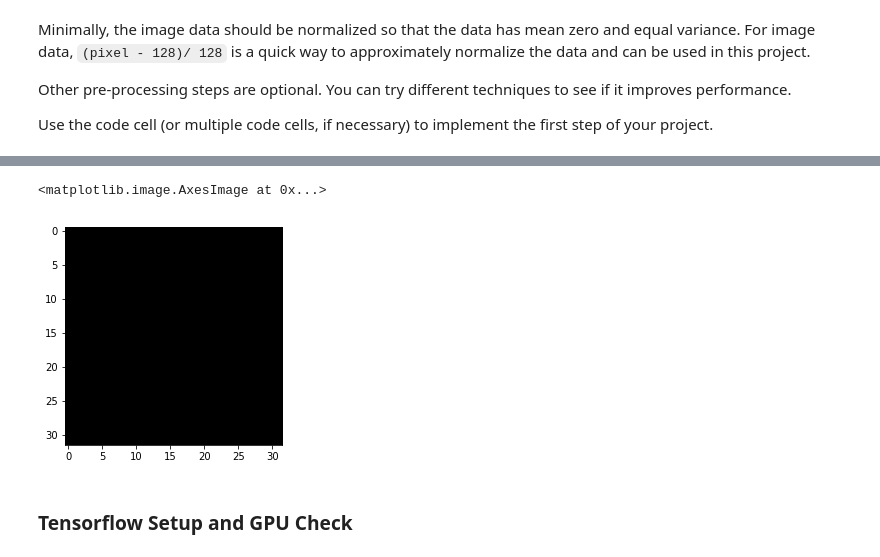
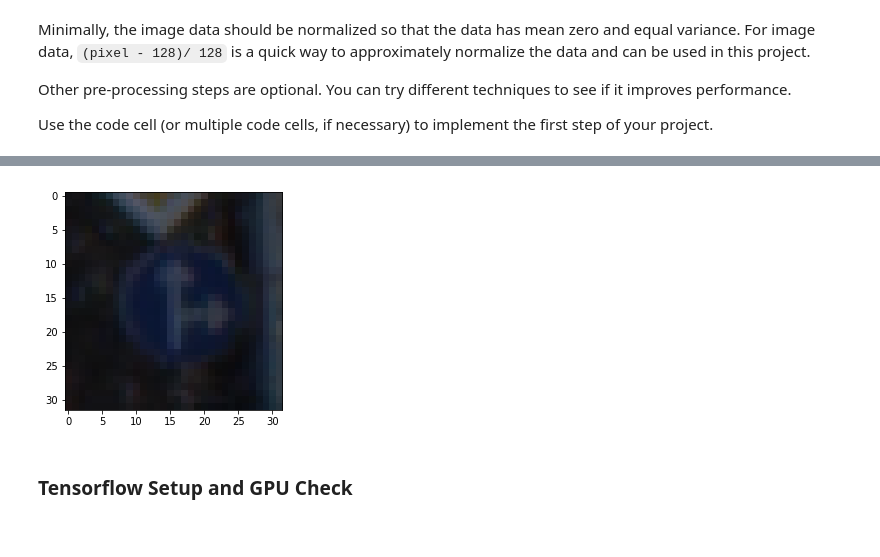
Before and after one commit to ashaik4/Traffic-Sign-Classifier-Project, a Jupyter notebook: Traffic_Sign_Classifier.ipynb, the cells around one changed output, grey strips where cells are left out. Cells and saved outputs as stored; diff of their text form; code cells hidden in the pictures.

Commit message:
first attempt in feeding test images to the model

```diff
--- a/Traffic_Sign_Classifier.ipynb
+++ b/Traffic_Sign_Classifier.ipynb
@@ -260,27 +260,43 @@ step2 -> preprocess the data set -> done!
 # %%
 # RBG2YUV
 def rbg2yuv(image):
+    image = image.astype(dtype=np.uint8)
     img_yuv = cv2.cvtColor(image, cv2.COLOR_BGR2YUV)
     img_yuv[:,:,0] = cv2.equalizeHist(img_yuv[:,:,0])
     img_output = cv2.cvtColor(img_yuv, cv2.COLOR_YUV2BGR)
     return img_output
+"""
 def rgb2gray(rgb):
     return np.dot(rgb[...,:3], [0.299, 0.587, 0.114])
 #plt.imshow(X_train[0])
-image = X_train[0]
-result = image.astype(dtype='uint8')
+"""
+image = X_train[1000]
+result = rbg2yuv(image)
+plt.imshow(image)
 
-
+"""
 
 img_yuv = cv2.cvtColor(result, cv2.COLOR_BGR2YUV)
 
 img_yuv[:,:,0] = cv2.equalizeHist(img_yuv[:,:,0])
 img_output = cv2.cvtColor(img_yuv, cv2.COLOR_YUV2BGR)
 
 plt.imshow(img_output)
+"""
+for i in range(len(X_train)):
+    image = X_train[i]
+    result = rbg2yuv(image)
+    X_train[i] = result
+for i in range(len(X_valid)):
+    image = X_valid[i]
+    result = rbg2yuv(image)
+    X_valid[i] = result
+for i in range(len(X_test)):
+    image = X_test[i]
+    result = rbg2yuv(image)
+    X_test[i] = result
 # %% [output]
-<matplotlib.image.AxesImage at 0x...>
-[figure, old version]
+[figure, new version]
 # %%
 def normalize(arr):
     arr=arr.astype('float32')
```
Also changed, not shown: parts of 10 cells of this notebook, 3 other files.
